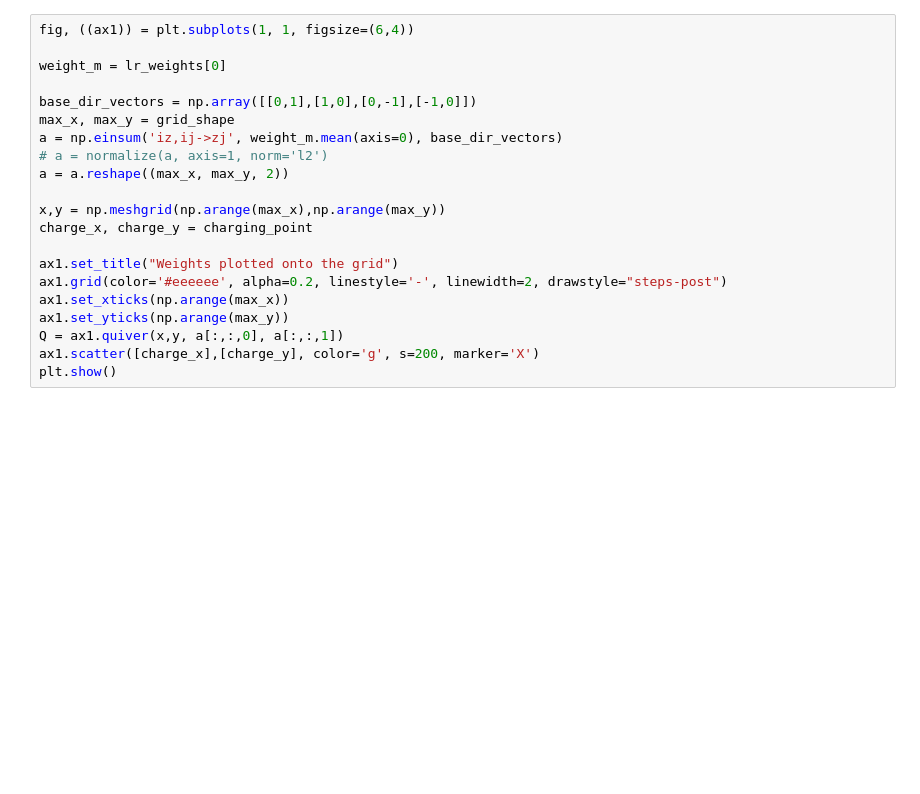
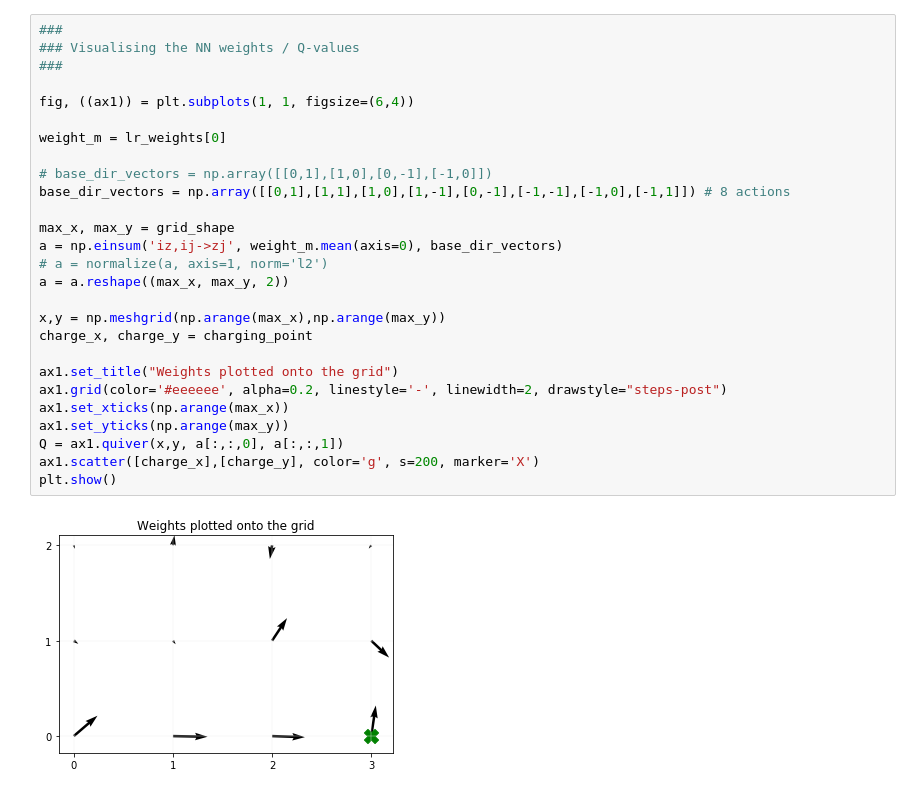
Before and after one commit to dannycjones/com3240-report-b, a Jupyter notebook: code/Reinforcement Learning.ipynb, the cells around one changed output. Cells and saved outputs as stored; diff of their text form; blank space fills up the shorter version.

```diff
--- a/code/Reinforcement Learning.ipynb
+++ b/code/Reinforcement Learning.ipynb
@@ -381,22 +422,30 @@ plt.show()
 # %%
+###
+### Visualising the NN weights / Q-values
+###
+
 fig, ((ax1)) = plt.subplots(1, 1, figsize=(6,4))
 
 weight_m = lr_weights[0]
 
-base_dir_vectors = np.array([[0,1],[1,0],[0,-1],[-1,0]])
+# base_dir_vectors = np.array([[0,1],[1,0],[0,-1],[-1,0]])
+base_dir_vectors = np.array([[0,1],[1,1],[1,0],[1,-1],[0,-1],[-1,-1],[-1,0],[-1,1]]) # 8 actions
+
 max_x, max_y = grid_shape
 a = np.einsum('iz,ij->zj', weight_m.mean(axis=0), base_dir_vectors)
 # a = normalize(a, axis=1, norm='l2')
 a = a.reshape((max_x, max_y, 2))
 
 x,y = np.meshgrid(np.arange(max_x),np.arange(max_y))
 charge_x, charge_y = charging_point
 
 ax1.set_title("Weights plotted onto the grid")
 ax1.grid(color='#eeeeee', alpha=0.2, linestyle='-', linewidth=2, drawstyle="steps-post")
 ax1.set_xticks(np.arange(max_x))
 ax1.set_yticks(np.arange(max_y))
 Q = ax1.quiver(x,y, a[:,:,0], a[:,:,1])
 ax1.scatter([charge_x],[charge_y], color='g', s=200, marker='X')
 plt.show()
+# %% [output]
+[figure, added]
 # %%
```
Also changed, not shown: parts of 10 cells of this notebook, 11 other files.
